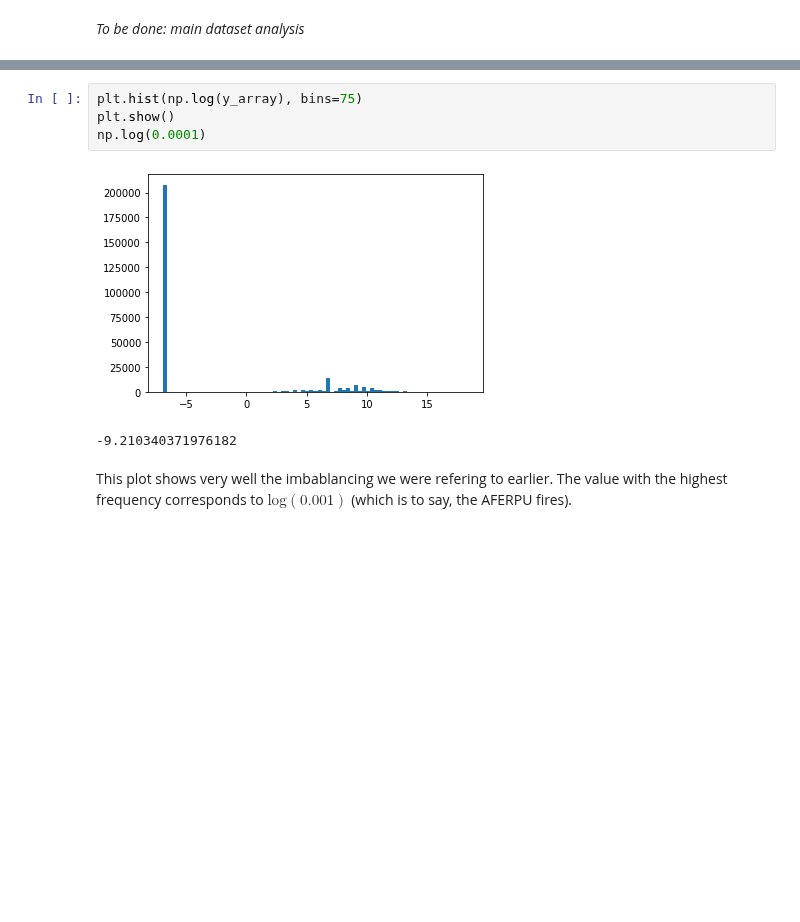
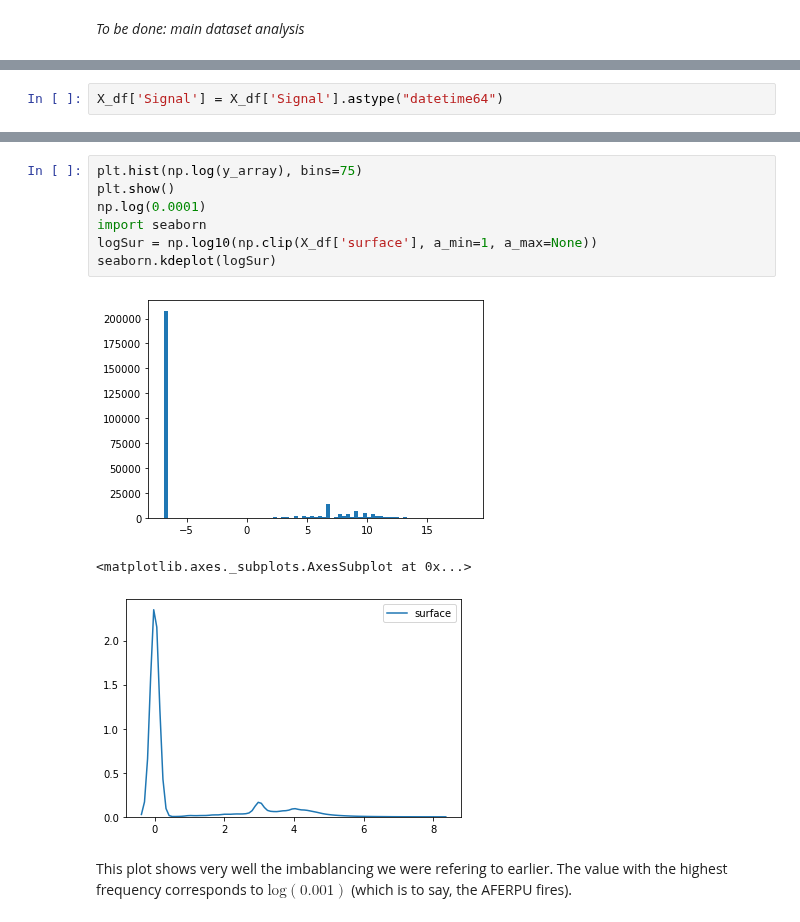
Before and after one commit to fd0r/Wildfire-Area, a Jupyter notebook: WFA_starting_kit.ipynb, the cells around one changed output, grey strips where cells are left out. Cells and saved outputs as stored; diff of their text form; blank space fills up the shorter version.

```diff
--- a/WFA_starting_kit.ipynb
+++ b/WFA_starting_kit.ipynb
@@ -385,3 +404,5 @@ X_df.head()
+# %%
+X_df['Signal'] = X_df['Signal'].astype("datetime64")
 # %%
 X_df.dtypes
 # %% [output]
@@ -411,10 +434,14 @@ dtype: float64
 # %%
 plt.hist(np.log(y_array), bins=75)
 plt.show()
 np.log(0.0001)
+import seaborn
+logSur = np.log10(np.clip(X_df['surface'], a_min=1, a_max=None))
+seaborn.kdeplot(logSur)
 # %% [output]
 [figure]
--9.210340371976182
+<matplotlib.axes._subplots.AxesSubplot at 0x...>
+[figure, added]
 # %% [markdown]
 This plot shows very well the imbablancing we were refering to earlier. The value with the highest frequency corresponds to $\text{log}(0.001)$ (which is to say, the AFERPU fires).
 # %%
```
Also changed, not shown: parts of 53 cells of this notebook, 1 other file.
